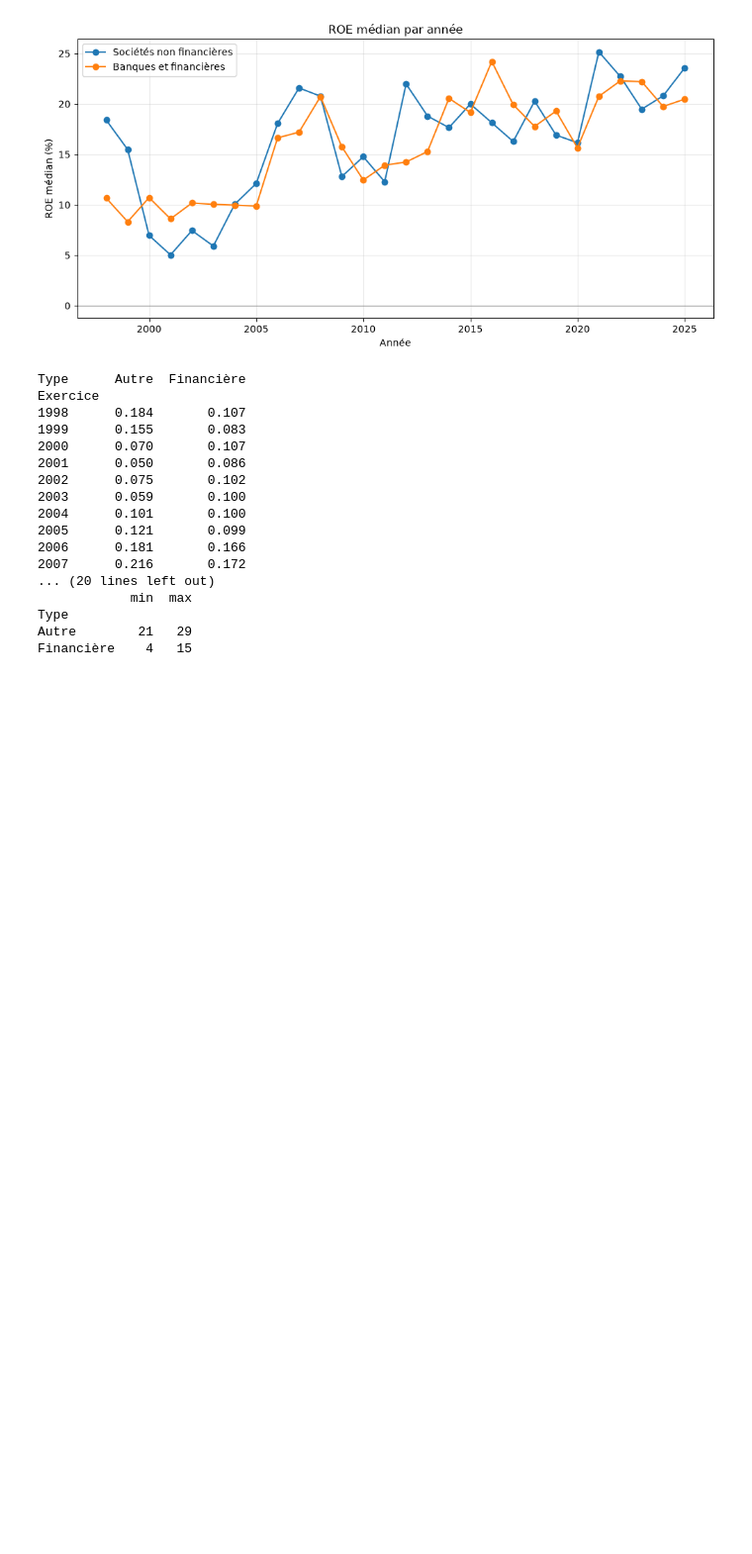
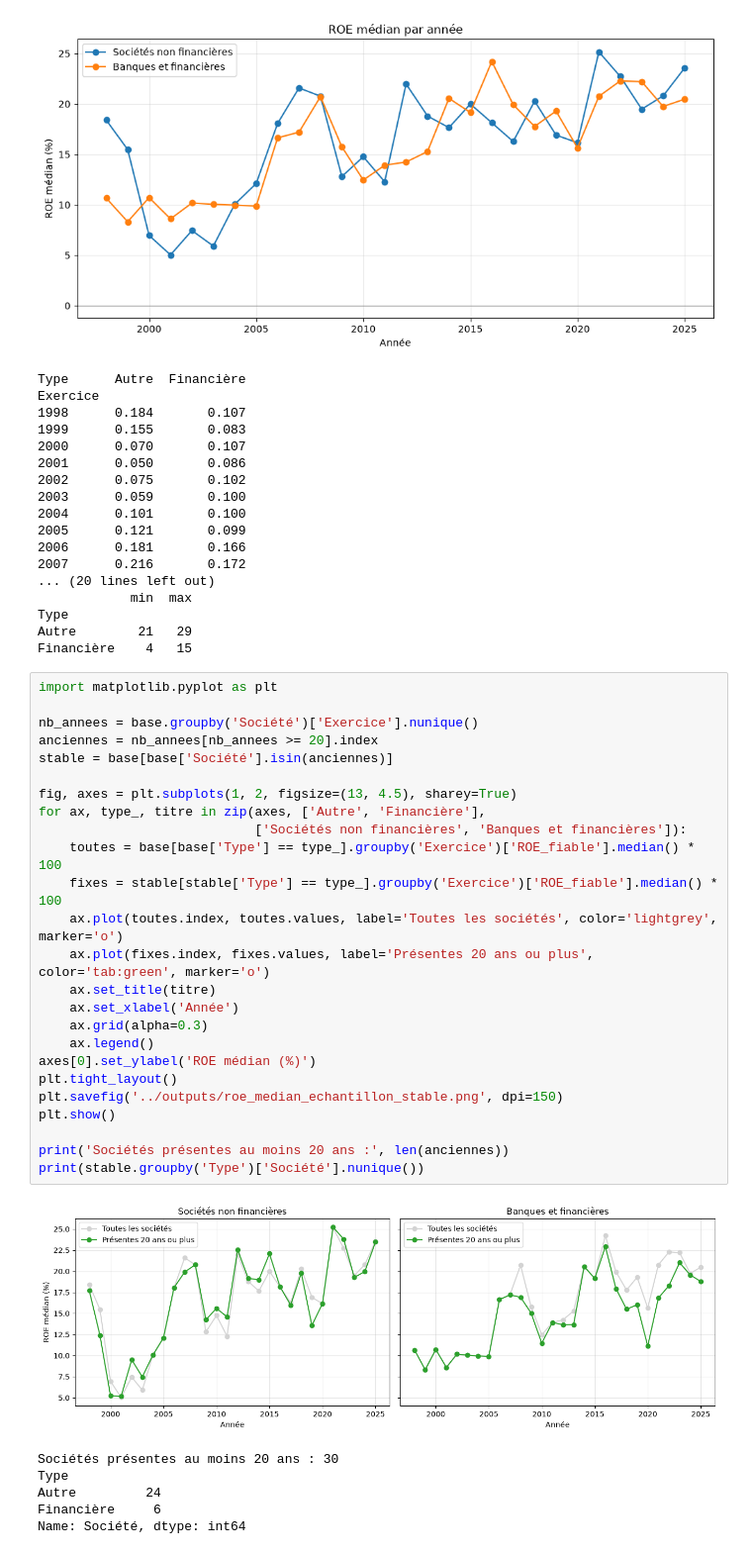
Before and after one commit to jeantheophileilboudo-rgb/brvm_analyse, a Jupyter notebook: notebooks/01_exploration.ipynb, the cells around one changed output. Shown at 99% size. Saved outputs shown, nothing was run; the diff lists cells and outputs as text; blank space fills up the shorter version.

Commit message:
Ajoute les graphiques des ROE median

```diff
--- a/notebooks/01_exploration.ipynb
+++ b/notebooks/01_exploration.ipynb
@@ -751,3 +751,35 @@ Exercice
 Type
 Autre        21   29
 Financière    4   15
+# %%
+import matplotlib.pyplot as plt
+
+nb_annees = base.groupby('Société')['Exercice'].nunique()
+anciennes = nb_annees[nb_annees >= 20].index
+stable = base[base['Société'].isin(anciennes)]
+
+fig, axes = plt.subplots(1, 2, figsize=(13, 4.5), sharey=True)
+for ax, type_, titre in zip(axes, ['Autre', 'Financière'],
+                            ['Sociétés non financières', 'Banques et financières']):
+    toutes = base[base['Type'] == type_].groupby('Exercice')['ROE_fiable'].median() * 100
+    fixes = stable[stable['Type'] == type_].groupby('Exercice')['ROE_fiable'].median() * 100
+    ax.plot(toutes.index, toutes.values, label='Toutes les sociétés', color='lightgrey', marker='o')
+    ax.plot(fixes.index, fixes.values, label='Présentes 20 ans ou plus', color='tab:green', marker='o')
+    ax.set_title(titre)
+    ax.set_xlabel('Année')
+    ax.grid(alpha=0.3)
+    ax.legend()
+axes[0].set_ylabel('ROE médian (%)')
+plt.tight_layout()
+plt.savefig('../outputs/roe_median_echantillon_stable.png', dpi=150)
+plt.show()
+
+print('Sociétés présentes au moins 20 ans :', len(anciennes))
+print(stable.groupby('Type')['Société'].nunique())
+# %% [output]
+[figure, added]
+Sociétés présentes au moins 20 ans : 30
+Type
+Autre         24
+Financière     6
+Name: Société, dtype: int64
```
Also changed, not shown: 1 other file.
